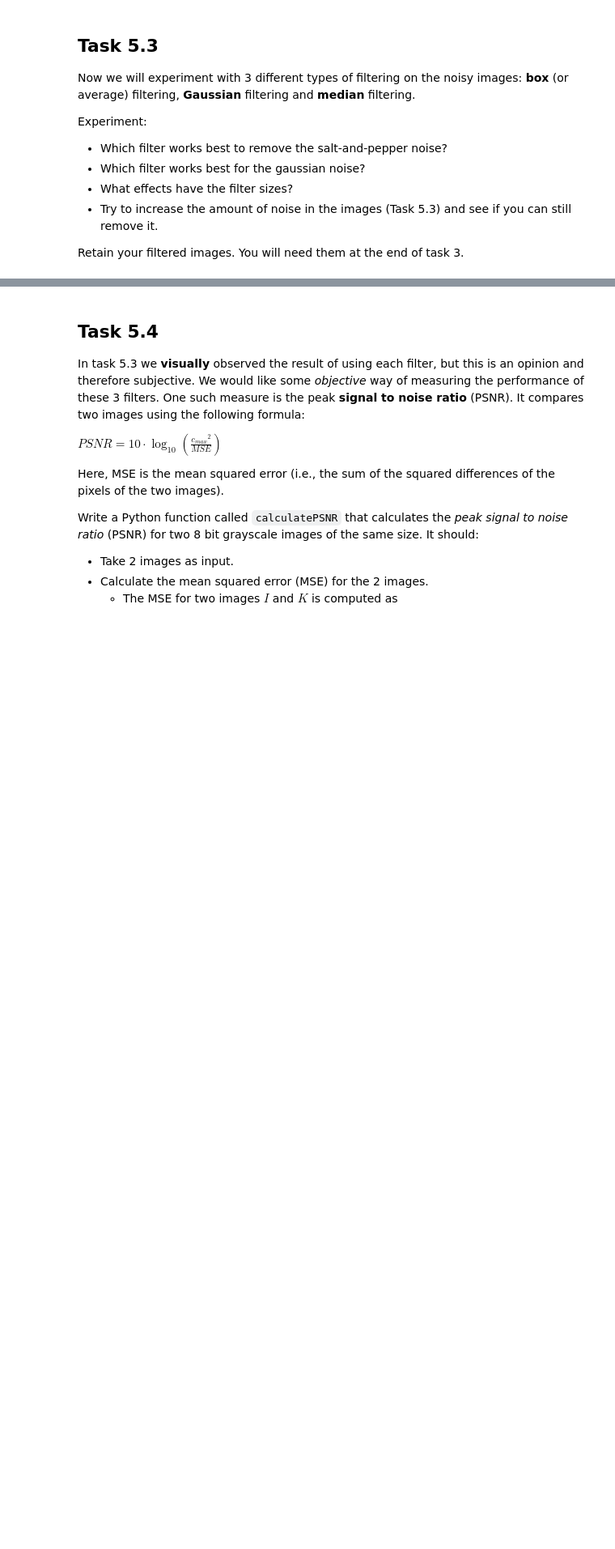
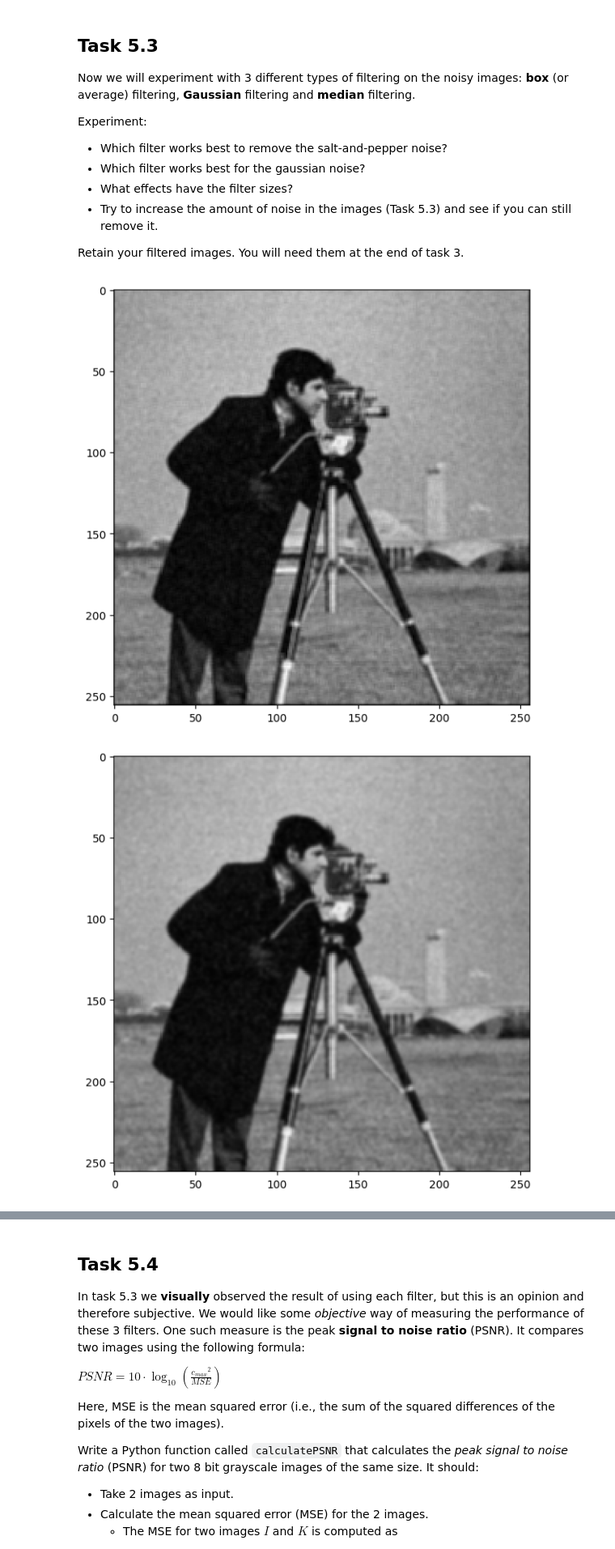
Before and after one commit to aa-aqsaamjad/CS3IVP, a Jupyter notebook: week 5/lab05.ipynb, the cells around one changed output, grey strips where cells are left out. Shown at 81% size. Saved outputs shown, nothing was run; the diff lists cells and outputs as text; code cells hidden in the pictures; blank space fills up the shorter version.

```diff
--- a/week 5/lab05.ipynb
+++ b/week 5/lab05.ipynb
@@ -149,6 +181,22 @@ Retain your filtered images. You will need them at the end of task 3.
 # %%
 # WRITE YOUR CODE BELOW (DO NOT DELETE THIS LINE)
 
+noisy_image = noisy_gaussian
 
+box = np.array([[1., 1., 1], [1., 1., 1], [1., 1., 1]])/9.
+result_box = scipy.ndimage.correlate(noisy_image, box, mode="constant", cval=0.0) # Default mode
+plt.figure(figsize=(6,6))
+imshow(result_box);
+
+result_gaussian = scipy.ndimage.gaussian_filter(noisy_image, sigma=1)
+plt.figure(figsize=(6,6))
+imshow(result_gaussian);
+
+result_median = scipy.ndimage.median_filter(noisy_image, size=3).astype(np.uint8)
+plt.figure(figsize=(6,6))
+imshow(result_median);
 
 # WRITE YOUR CODE ABOVE (DO NOT DELETE THIS LINE)
+# %% [output]
+[figure, added]
+[figure, added]
```
Also changed, not shown: parts of 4 cells of this notebook, 3 other files.
